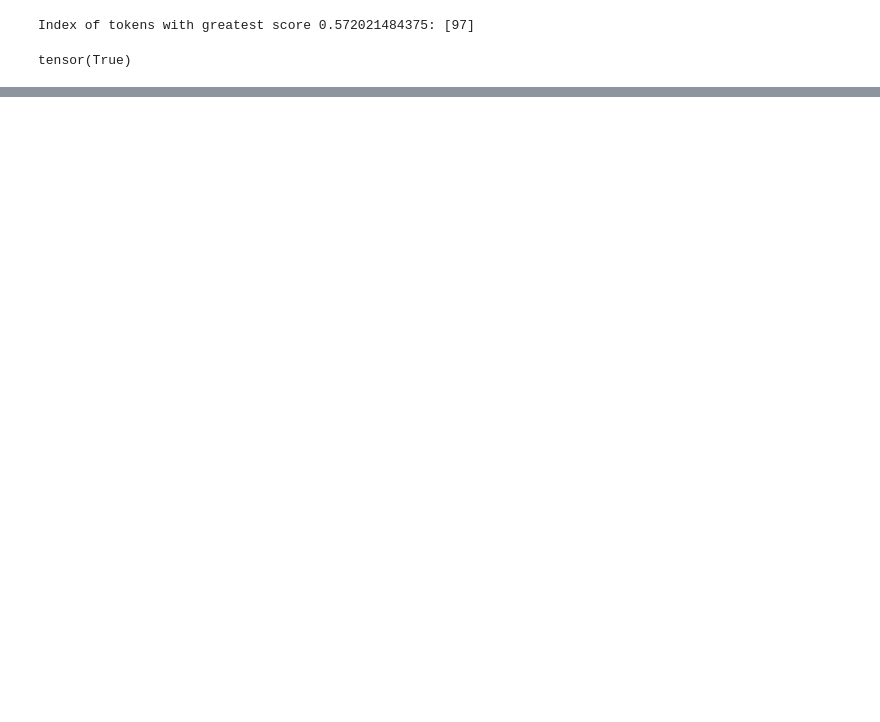
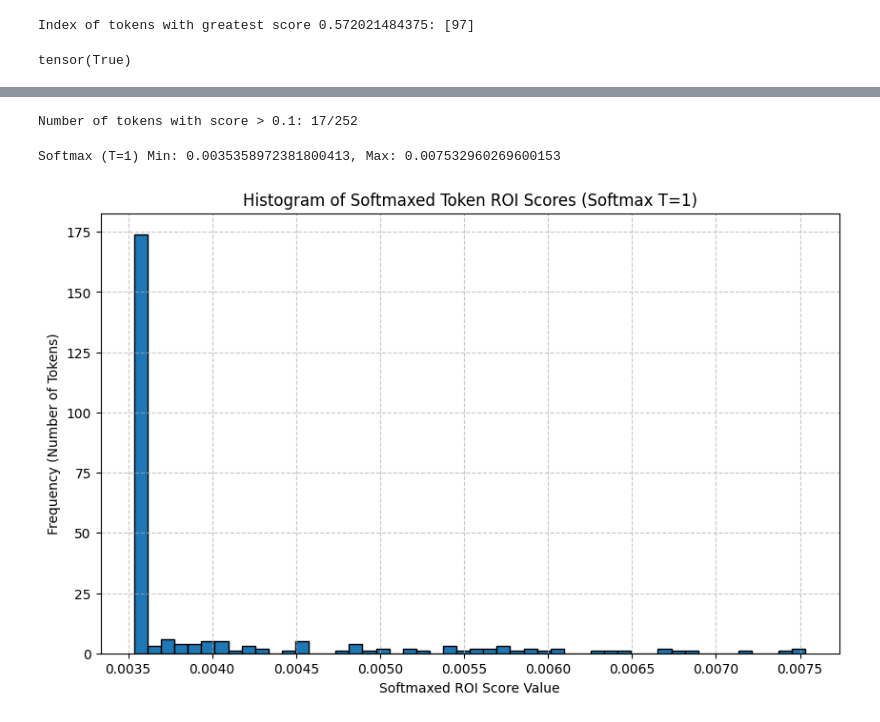
Before and after one commit to diogommiranda/Guiding-ViTs-attention-with-domain-knowledge-for-AD, a Jupyter notebook: code/analyse_mask.ipynb, the cells around one changed output, grey strips where cells are left out. Cells and saved outputs as stored; diff of their text form; code cells hidden in the pictures; blank space fills up the shorter version.

```diff
--- a/code/analyse_mask.ipynb
+++ b/code/analyse_mask.ipynb
@@ -121,0 +152,22 @@ Softmax (T=0.05) Min: 3.67123197975161e-06, Max: 0.34145015478134155
+# %%
+boolean = (token_roi_scores_sq > 0.5)
+len(boolean[boolean == True]) # Number of tokens with score > 0.025
+print(f"Number of tokens with score > 0.1: {len(boolean[boolean == True])}/{len(boolean)}")
+# %% [output]
+Number of tokens with score > 0.1: 17/252
+# %%
+token_roi_scores_softmax = F.softmax(token_roi_scores_sq, dim=0)
+softmax_min_temp = torch.min(token_roi_scores_softmax)
+softmax_max_temp = torch.max(token_roi_scores_softmax)
+print(f"\nSoftmax (T={1}) Min: {softmax_min_temp.item()}, Max: {softmax_max_temp.item()}")
+
+plt.figure(figsize=(10, 6))
+plt.hist(token_roi_scores_softmax.cpu().numpy(), bins=50, edgecolor='black')
+plt.title("Histogram of Softmaxed Token ROI Scores (Softmax T=1)")
+plt.xlabel("Softmaxed ROI Score Value")
+plt.ylabel("Frequency (Number of Tokens)")
+plt.grid(True, linestyle='--', alpha=0.7)
+plt.show()
+# %% [output]
+Softmax (T=1) Min: 0.0035358972381800413, Max: 0.007532960269600153
+[figure, added]
```
Also changed, not shown: parts of 9 cells of this notebook, 2 other files.
